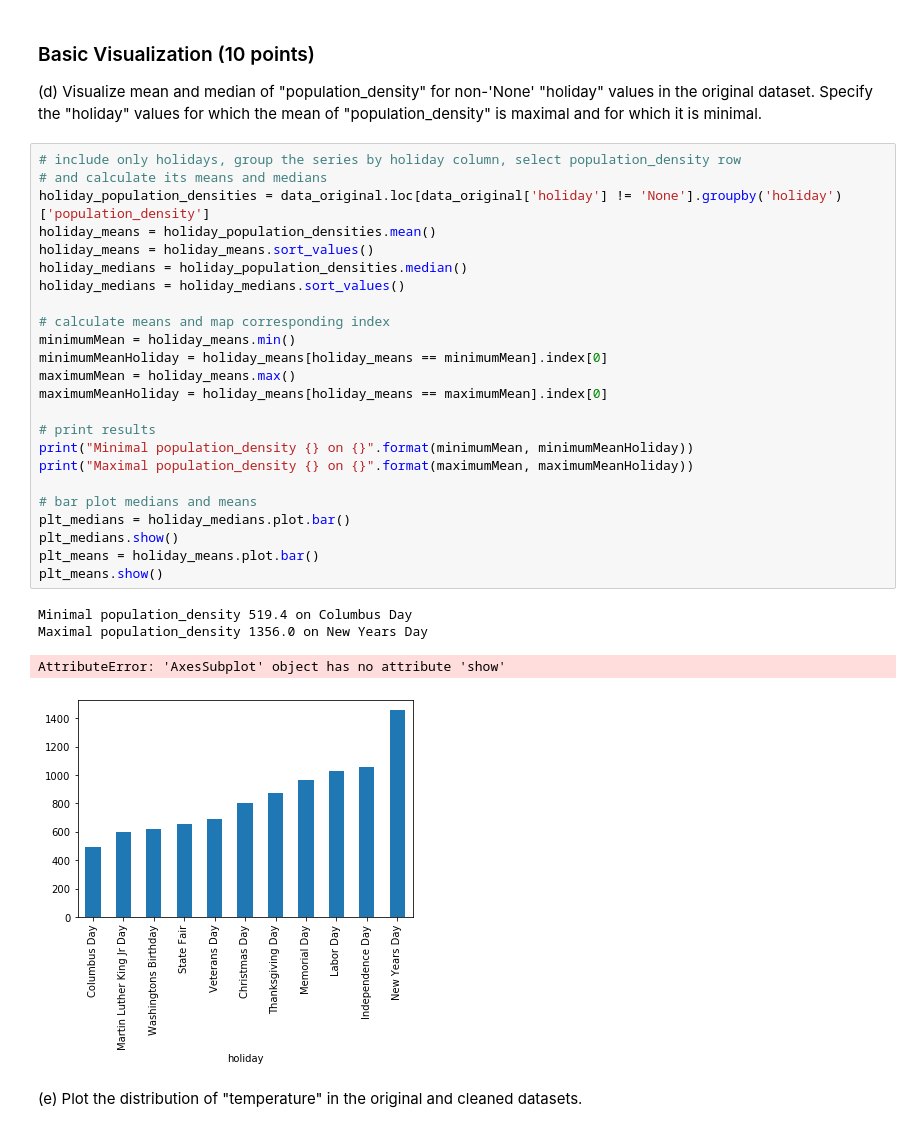
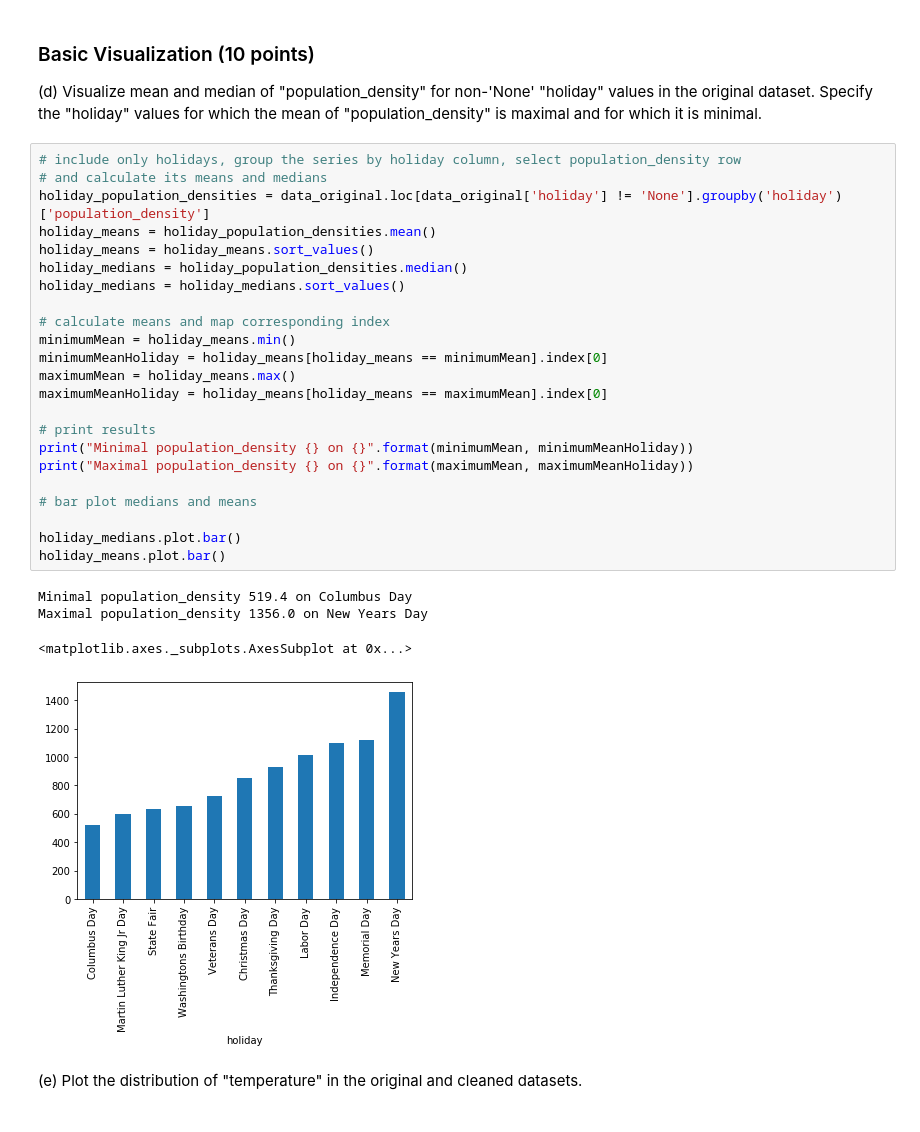
Before and after one commit to janhaa/data-science-ws1920, a Jupyter notebook: assignment1/IDS_Assignment_Part1.ipynb, the cells around one changed output. Drawn from its saved outputs; the diff is of its cells as text.

```diff
--- a/assignment1/IDS_Assignment_Part1.ipynb
+++ b/assignment1/IDS_Assignment_Part1.ipynb
@@ -133,32 +133,31 @@ Removed 100 rows beyond whiskers.
 # %%
 # include only holidays, group the series by holiday column, select population_density row
 # and calculate its means and medians
 holiday_population_densities = data_original.loc[data_original['holiday'] != 'None'].groupby('holiday')['population_density']
 holiday_means = holiday_population_densities.mean()
 holiday_means = holiday_means.sort_values()
 holiday_medians = holiday_population_densities.median()
 holiday_medians = holiday_medians.sort_values()
 
 # calculate means and map corresponding index
 minimumMean = holiday_means.min()
 minimumMeanHoliday = holiday_means[holiday_means == minimumMean].index[0]
 maximumMean = holiday_means.max()
 maximumMeanHoliday = holiday_means[holiday_means == maximumMean].index[0]
 
 # print results
 print("Minimal population_density {} on {}".format(minimumMean, minimumMeanHoliday))
 print("Maximal population_density {} on {}".format(maximumMean, maximumMeanHoliday))
 
 # bar plot medians and means
-plt_medians = holiday_medians.plot.bar()
-plt_medians.show()
-plt_means = holiday_means.plot.bar()
-plt_means.show()
+
+holiday_medians.plot.bar()
+holiday_means.plot.bar()
 # %% [output]
 Minimal population_density 519.4 on Columbus Day
 Maximal population_density 1356.0 on New Years Day
-AttributeError: 'AxesSubplot' object has no attribute 'show'
+<matplotlib.axes._subplots.AxesSubplot at 0x...>
-[figure, old version]
+[figure, new version]
 # %% [markdown]
    (e) Plot the distribution of "temperature" in the original and cleaned datasets.
 # %%
```
Also changed, not shown: parts of 9 cells of this notebook, 2 other files.
